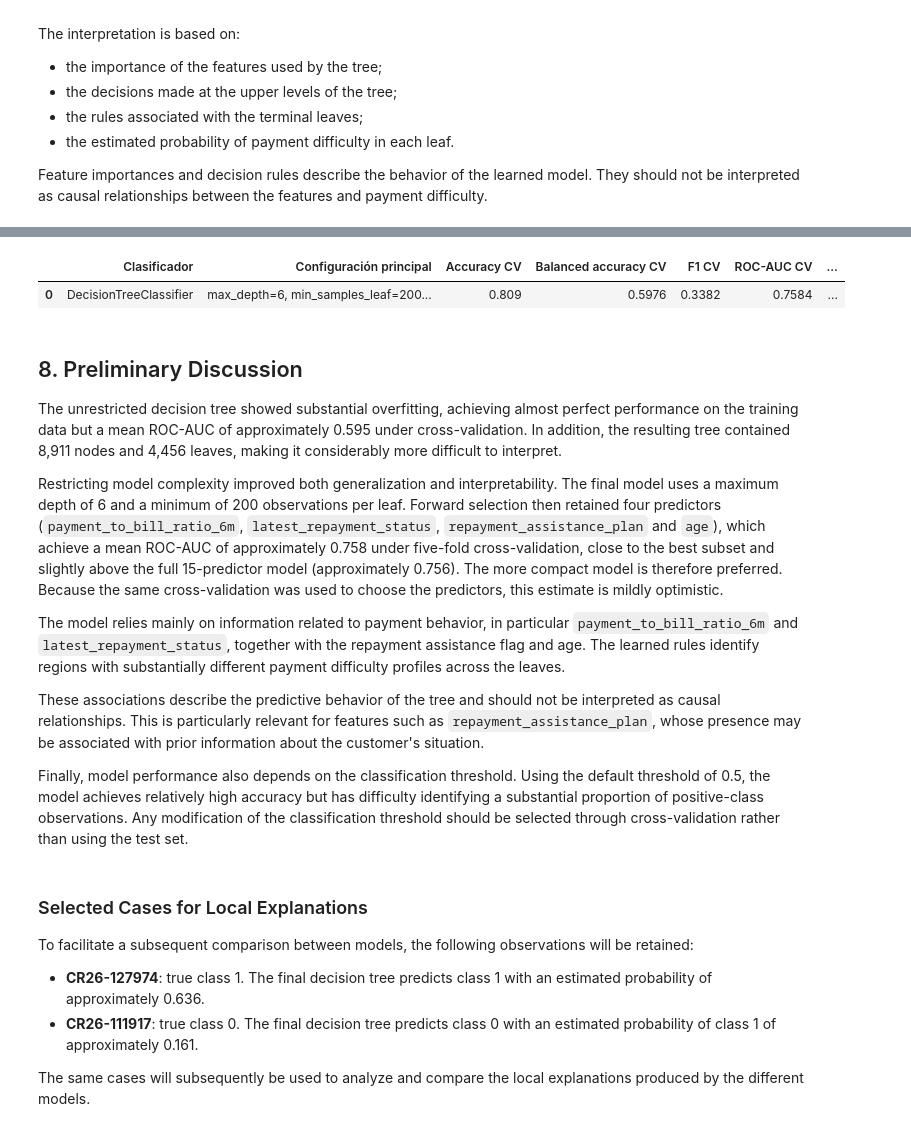
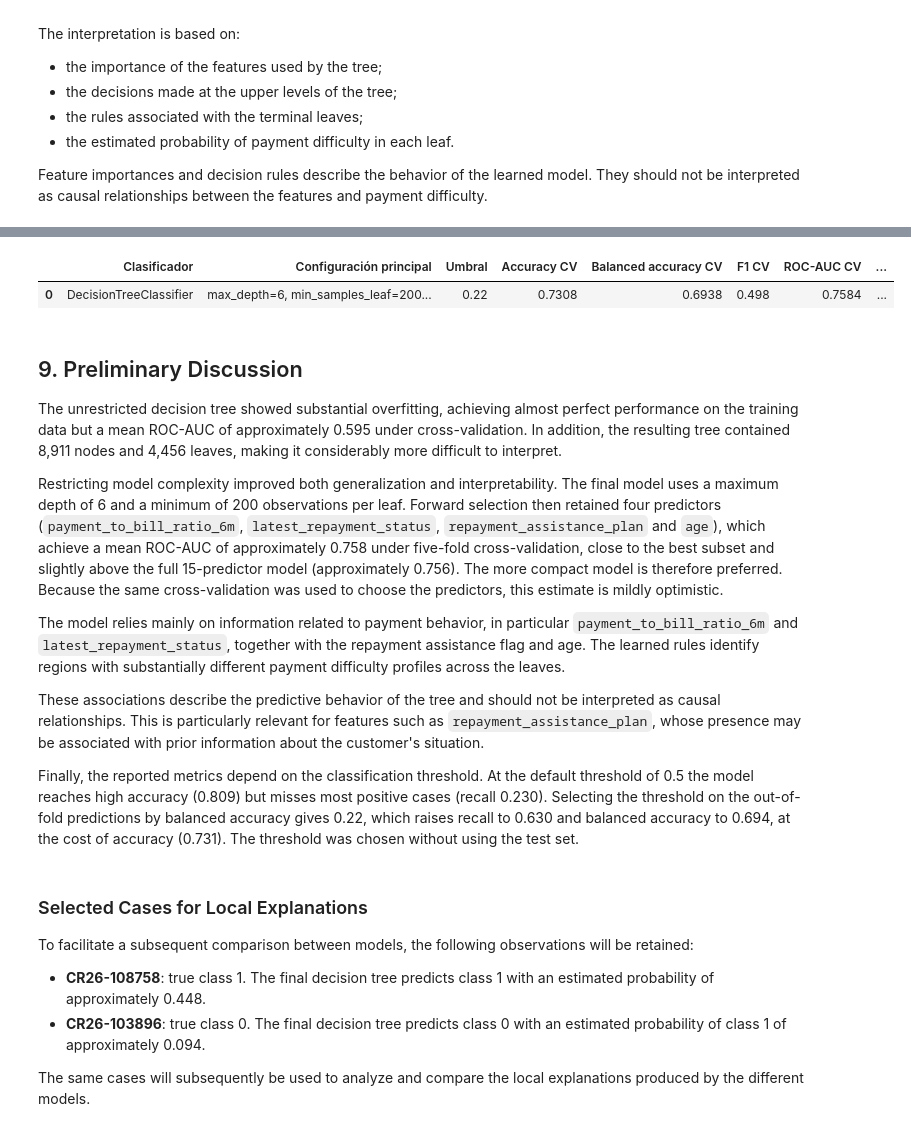
Before and after one commit to germansanchezz/iax-group-3, a Jupyter notebook: notebooks/phase1_decision_tree.ipynb, the cells around one changed output, grey strips where cells are left out. Cells and saved outputs as stored; diff of their text form; code cells hidden in the pictures.

```diff
--- a/notebooks/phase1_decision_tree.ipynb
+++ b/notebooks/phase1_decision_tree.ipynb
@@ -1795,0 +1916,8 @@ oof_results.head()
+# %%
+oof_predictions = (
+    oof_probabilities >= CHOSEN_THRESHOLD
+).astype(int)
+
+oof_results["predicted_class"] = oof_predictions
+
+oof_results.head()
@@ -2057,36 +2208,38 @@ Con dificultad     0.6381    0.2304    0.3386      5303
 # %%
 results_table = pd.DataFrame({
     "Clasificador": [
         "DecisionTreeClassifier"
     ],
     "Configuración principal": [
-        f"max_depth=6, min_samples_leaf=200, {len(SELECTED_FEATURES)} predictors (forward selection)"
+        f"max_depth=6, min_samples_leaf=200, "
+        f"{len(SELECTED_FEATURES)} predictors (forward selection)"
+    ],
+    "Umbral": [
+        CHOSEN_THRESHOLD
     ],
     "Accuracy CV": [
-        final_cv_results["test_accuracy"].mean()
+        accuracy_score(y, oof_predictions)
     ],
     "Balanced accuracy CV": [
-        final_cv_results[
-            "test_balanced_accuracy"
-        ].mean()
+        balanced_accuracy_score(y, oof_predictions)
     ],
     "F1 CV": [
-        final_cv_results["test_f1"].mean()
+        f1_score(y, oof_predictions)
     ],
     "ROC-AUC CV": [
         final_cv_results["test_roc_auc"].mean()
     ],
     "ROC-AUC std": [
         final_cv_results["test_roc_auc"].std()
     ]
 })
 
 results_table.round(4)
 # %% [output]
-|  | Clasificador | Configuración principal | Accuracy CV | Balanced accuracy CV | F1 CV | ROC-AUC CV | ... |
-| 0 | DecisionTreeClassifier | max_depth=6, min_samples_leaf=200... | 0.809 | 0.5976 | 0.3382 | 0.7584 | ... |
+|  | Clasificador | Configuración principal | Umbral | Accuracy CV | Balanced accuracy CV | F1 CV | ROC-AUC CV | ... |
+| 0 | DecisionTreeClassifier | max_depth=6, min_samples_leaf=200... | 0.22 | 0.7308 | 0.6938 | 0.498 | 0.7584 | ... |
 # %% [markdown]
-## 8. Preliminary Discussion
+## 9. Preliminary Discussion
 
 The unrestricted decision tree showed substantial overfitting, achieving
 almost perfect performance on the training data but a mean ROC-AUC of
@@ -2114,21 +2267,22 @@ be interpreted as causal relationships. This is particularly relevant for
 features such as `repayment_assistance_plan`, whose presence may be associated
 with prior information about the customer's situation.
 
-Finally, model performance also depends on the classification threshold. Using
-the default threshold of 0.5, the model achieves relatively high accuracy but
-has difficulty identifying a substantial proportion of positive-class
-observations. Any modification of the classification threshold should be
-selected through cross-validation rather than using the test set.
+Finally, the reported metrics depend on the classification threshold. At the
+default threshold of 0.5 the model reaches high accuracy (0.809) but misses
+most positive cases (recall 0.230). Selecting the threshold on the out-of-fold
+predictions by balanced accuracy gives 0.22, which raises recall to 0.630 and
+balanced accuracy to 0.694, at the cost of accuracy (0.731). The threshold was
+chosen without using the test set.
 # %% [markdown]
 ### Selected Cases for Local Explanations
 
 To facilitate a subsequent comparison between models, the following
 observations will be retained:
 
-- **CR26-127974**: true class 1. The final decision tree predicts class 1 with
-  an estimated probability of approximately 0.636.
-- **CR26-111917**: true class 0. The final decision tree predicts class 0 with
-  an estimated probability of class 1 of approximately 0.161.
+- **CR26-108758**: true class 1. The final decision tree predicts class 1 with
+  an estimated probability of approximately 0.448.
+- **CR26-103896**: true class 0. The final decision tree predicts class 0 with
+  an estimated probability of class 1 of approximately 0.094.
 
 The same cases will subsequently be used to analyze and compare the local
 explanations produced by the different models.
```
Also changed, not shown: parts of 18 cells of this notebook.
